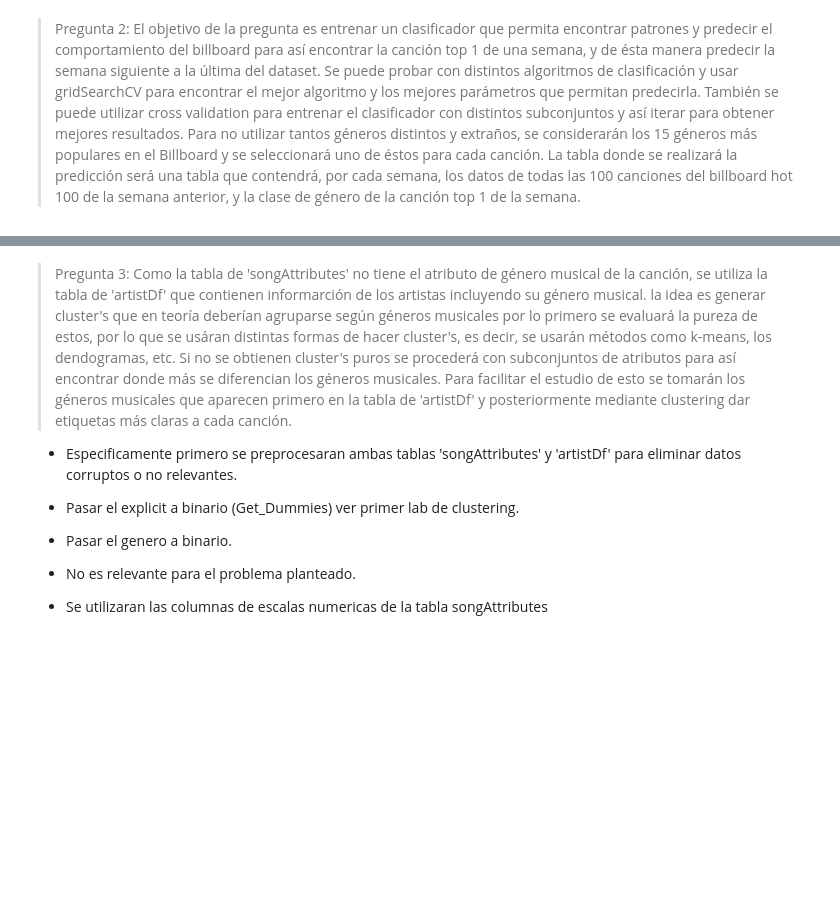
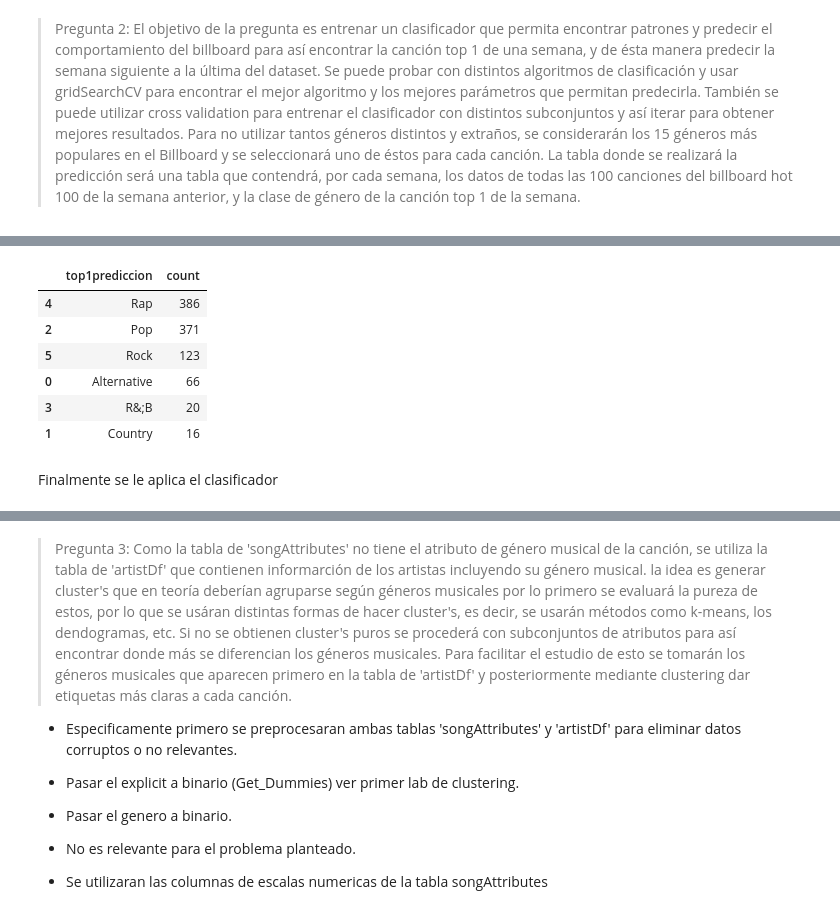
Before and after one commit to Litr0/Proyecto-Mineria, a Jupyter notebook: Hito1.ipynb, the cells around one changed output, grey strips where cells are left out. Drawn from its saved outputs; the diff is of its cells as text; code cells hidden in the pictures; blank space fills up the shorter version.

```diff
--- a/Hito1.ipynb
+++ b/Hito1.ipynb
@@ -503,0 +503,14 @@ ValueError: Shape of passed values is (982, 159), indices imply (982, 2)
+# %%
+test = y2.groupby(y2.columns.tolist(),as_index=False).size().rename(columns={'size':'count'})
+test = test.sort_values(by = "count", ascending = False)
+test.head(50) #para analizar los datos de la tabla
+# %% [output]
+|  | top1prediccion | count |
+| 4 | Rap | 386 |
+| 2 | Pop | 371 |
+| 5 | Rock | 123 |
+| 0 | Alternative | 66 |
+| 3 | R&;B | 20 |
+| 1 | Country | 16 |
+# %% [markdown]
+Finalmente se le aplica el clasificador
```
Also changed, not shown: parts of 14 cells of this notebook.
